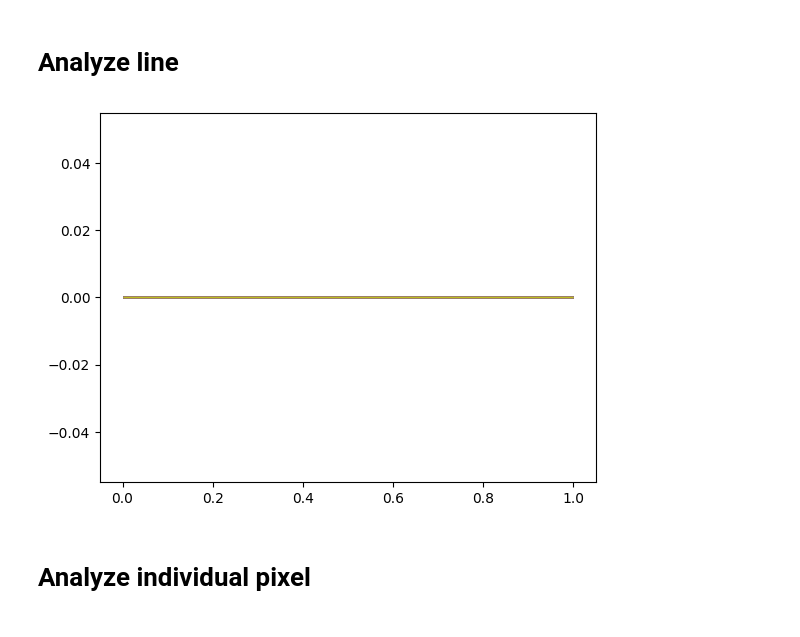
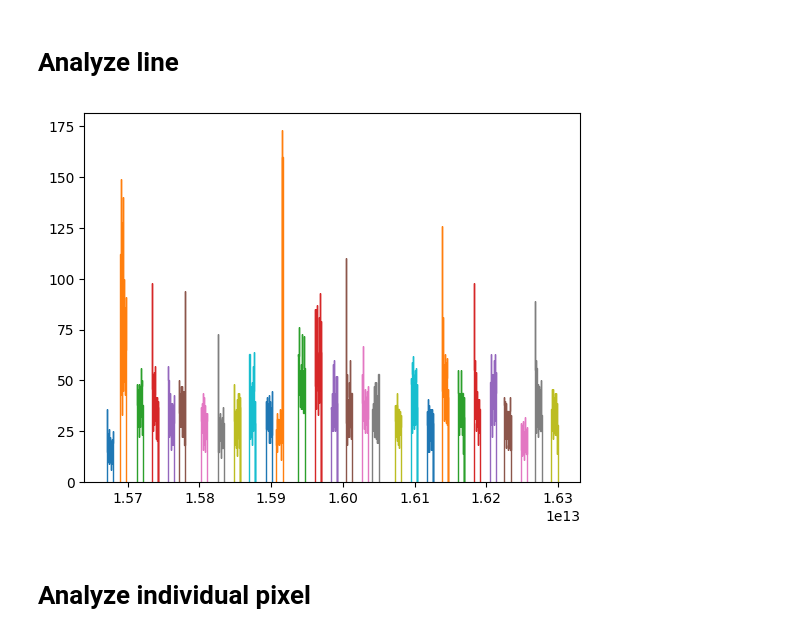
Before and after one commit to MikelElorza/Data-analysis, a Jupyter notebook: Narrow field/Imaging/Imaging_with_markers.ipynb, the cells around one changed output. Cells and saved outputs as stored; diff of their text form; code cells hidden in the pictures.

```diff
--- a/Narrow field/Imaging/Imaging_with_markers.ipynb
+++ b/Narrow field/Imaging/Imaging_with_markers.ipynb
@@ -60,7 +58,7 @@ np.sum(m3)
 cum=np.cumsum(markers_Bool)
 rm=np.array([n%2 for n in cum])
 row=np.array(np.cumsum(m2),dtype=int)
-df=pd.DataFrame(np.array([dtimes,times,channels,markers_Bool,m1,m2,m3,rm]).T,columns=['dTimes','absTimes','Channels','markers','m1','m2','m3','rm'])
+df=pd.DataFrame(np.array([dtimes,absTimes,channels,markers_Bool,m1,m2,m3,rm]).T,columns=['dTimes','absTimes','Channels','markers','m1','m2','m3','rm'])
 df['row']=row
 nrows=np.sum(df['m1'][df['row']==2])
 col=np.array([f(x) for x in np.cumsum(m1)],dtype=int)
@@ -104,0 +132,12 @@ plt.tight_layout()
+# %%
+n0=10
+xdata0=bins0[n0:]
+ydata0=np.log10(countsf0[n0:])
+valid = ~(np.isinf(xdata0) | np.isinf(ydata0))
+xdata=xdata0[valid]
+ydata=ydata0[valid]
+# %%
+popt, pcov = curve_fit(f=model2,xdata=xdata,ydata=ydata,p0=(300,40.0,10.0,2000,5))
+plt.plot(xdata,ydata)
+fit=model2(xdata,popt[0],popt[1],popt[2],popt[3],popt[4])
+plt.plot(xdata,fit,label=('\u03b11={:.2f}\n\u03b12 ={:.2f}\n\u03c41={:.2f}ns\n\u03c42={:.2f}ns\nB={:.2f}:'.format(popt[0],popt[2],popt[1],popt[3],popt[4])),linewidth=1)
@@ -104,0 +147,27 @@ plt.tight_layout()
+# %%
+xs=np.unique(df['row'])
+ys=np.unique(df['col'])
+tau1=np.zeros((np.size(xs),np.size(ys)))
+alpha1=np.zeros((np.size(xs),np.size(ys)))
+tau2=np.zeros((np.size(xs),np.size(ys)))
+alpha2=np.zeros((np.size(xs),np.size(ys)))
+bck=np.zeros((np.size(xs),np.size(ys)))
+for xi in xs:
+    for yi in ys:
+        d=data[(data['row']==xi)&(data['col']==yi)]
+        dt=(d['dTimes']+off)%win #change offset
+        countsf0,edges0=binned(dt,tres*binning,0,100)
+        bins0=edges2bins(edges0)
+        xdata0=bins0[n0:]
+        ydata0=np.log10(countsf0[n0:])
+        valid = ~(np.isinf(xdata0) | np.isinf(ydata0))
+        xdata=xdata0[valid]
+        ydata=ydata0[valid]
+        popt, pcov = curve_fit(f=model2,xdata=xdata,ydata=ydata,p0=(100,10.0,100.0,5,5))
+        tau1[xi,yi]=popt[1]
+        tau2[xi,yi]=popt[3]
+        alpha1[xi,yi]=popt[0]
+        alpha2[xi,yi]=popt[2]
+        bck[xi,yi]=popt[4]
+M[0,0]=M[0,1]
+#M=np.array([[np.size(data['dTimes'][(data['row']==xi)&(data['col']==yi)]) for xi in xs] for yi in ys])
@@ -105,13 +193,13 @@ plt.tight_layout()
 # %% [markdown]
 # Analyze line
 # %%
-l=42
+l=24
 for i in range (int(nrows)):
     d=data[(data['row']==l)&(data['col']==i)]
     plt.hist(d['absTimes'],bins=100,histtype=u'step')
 plt.yscale('linear')
 # %% [output]
-[figure, old version]
+[figure, new version]
 # %% [markdown]
 # Analyze individual pixel
 # %%
```
Also changed, not shown: parts of 17 cells of this notebook.
